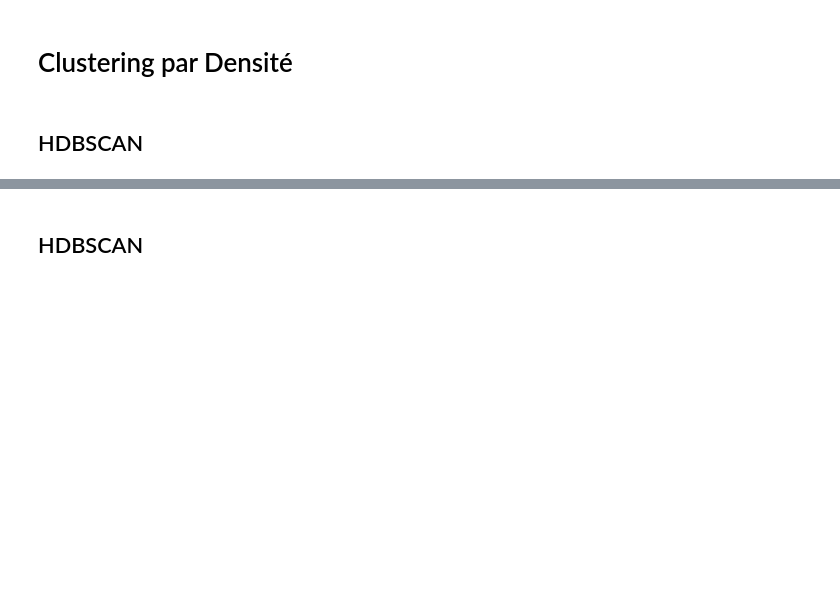
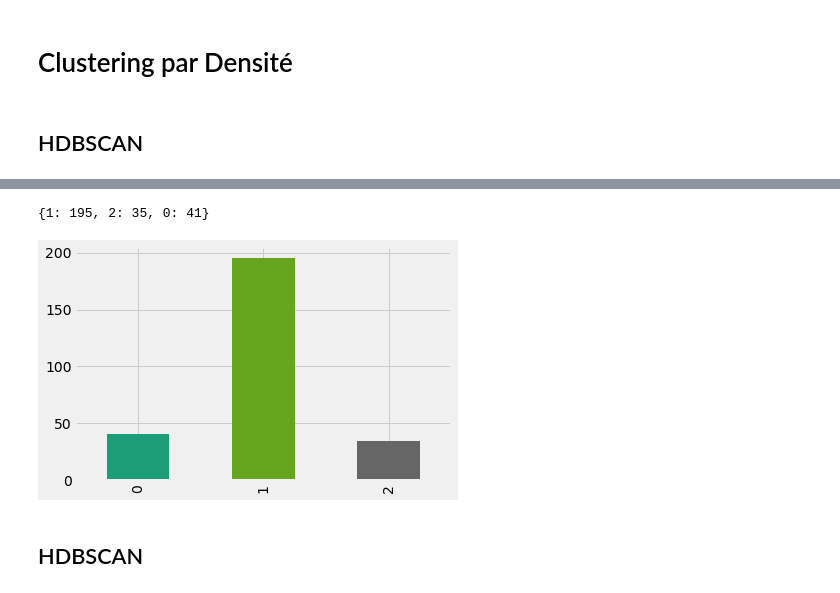
Before and after one commit to EddyVianney/Stage_master2_sdsc_eost, a Jupyter notebook: PMEDV_STAGE_SDSC_EOST.ipynb, the cells around one changed output, grey strips where cells are left out. Cells and saved outputs as stored; diff of their text form; code cells hidden in the pictures; blank space fills up the shorter version.

```diff
--- a/PMEDV_STAGE_SDSC_EOST.ipynb
+++ b/PMEDV_STAGE_SDSC_EOST.ipynb
@@ -632,2 +639,7 @@ plot_cluster_result(Data.ns, clusterer.labels_)
+# %%
+clustering.plot_cluster_distribution()
+# %% [output]
+{1: 195, 2: 35, 0: 41}
+[figure, added]
 # %% [markdown]
 ## HDBSCAN
```
Also changed, not shown: parts of 26 cells of this notebook.
